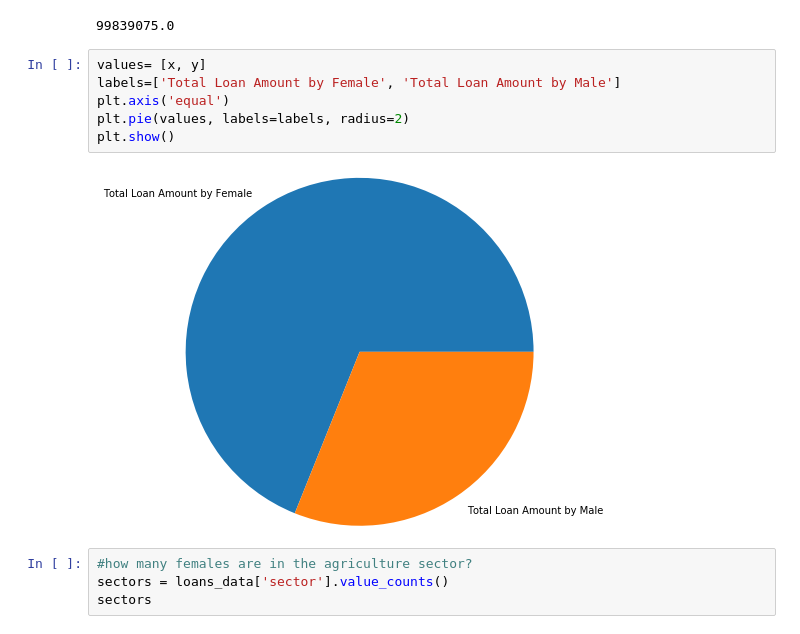
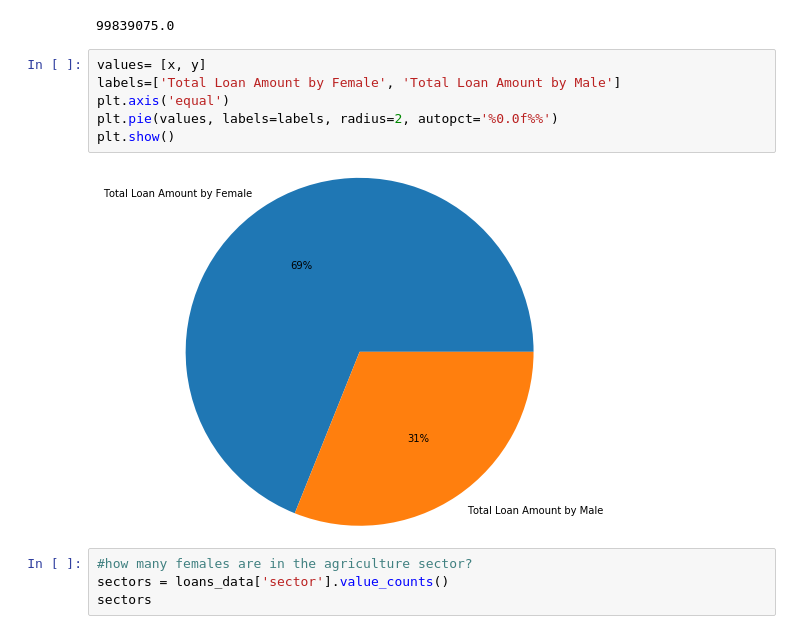
Before and after one commit to masterpython4ds/assignment-1-Alumasa, a Jupyter notebook: Kiva loans dataset.ipynb, the cells around one changed output. Saved outputs shown, nothing was run; the diff lists cells and outputs as text.

```diff
--- a/Kiva loans dataset.ipynb
+++ b/Kiva loans dataset.ipynb
@@ -264,11 +290,11 @@ print(y)
 # %%
 values= [x, y]
 labels=['Total Loan Amount by Female', 'Total Loan Amount by Male']
 plt.axis('equal')
-plt.pie(values, labels=labels, radius=2)
+plt.pie(values, labels=labels, radius=2, autopct='%0.0f%%')
 plt.show()
 # %% [output]
-[figure, old version]
+[figure, new version]
 # %%
 #how many females are in the agriculture sector?
 sectors = loans_data['sector'].value_counts()
```
Also changed, not shown: parts of 9 cells of this notebook.
